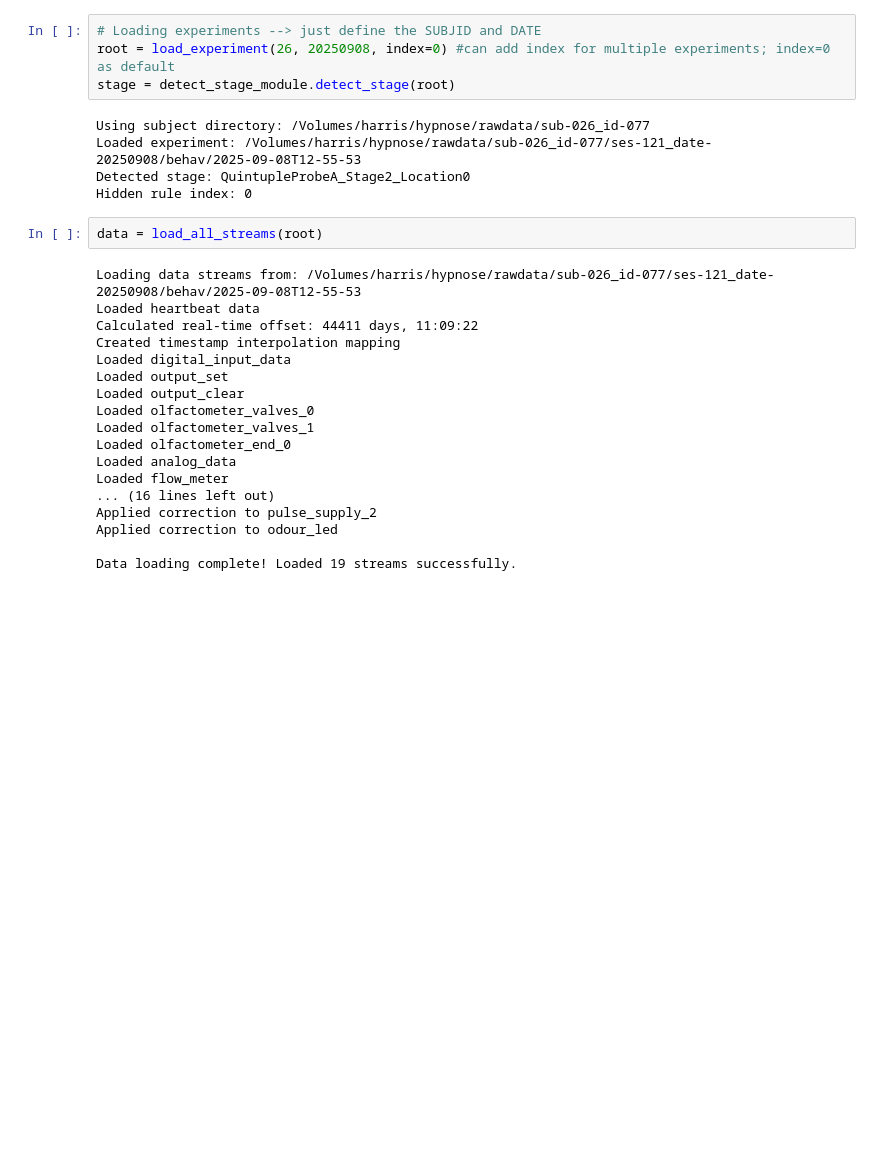
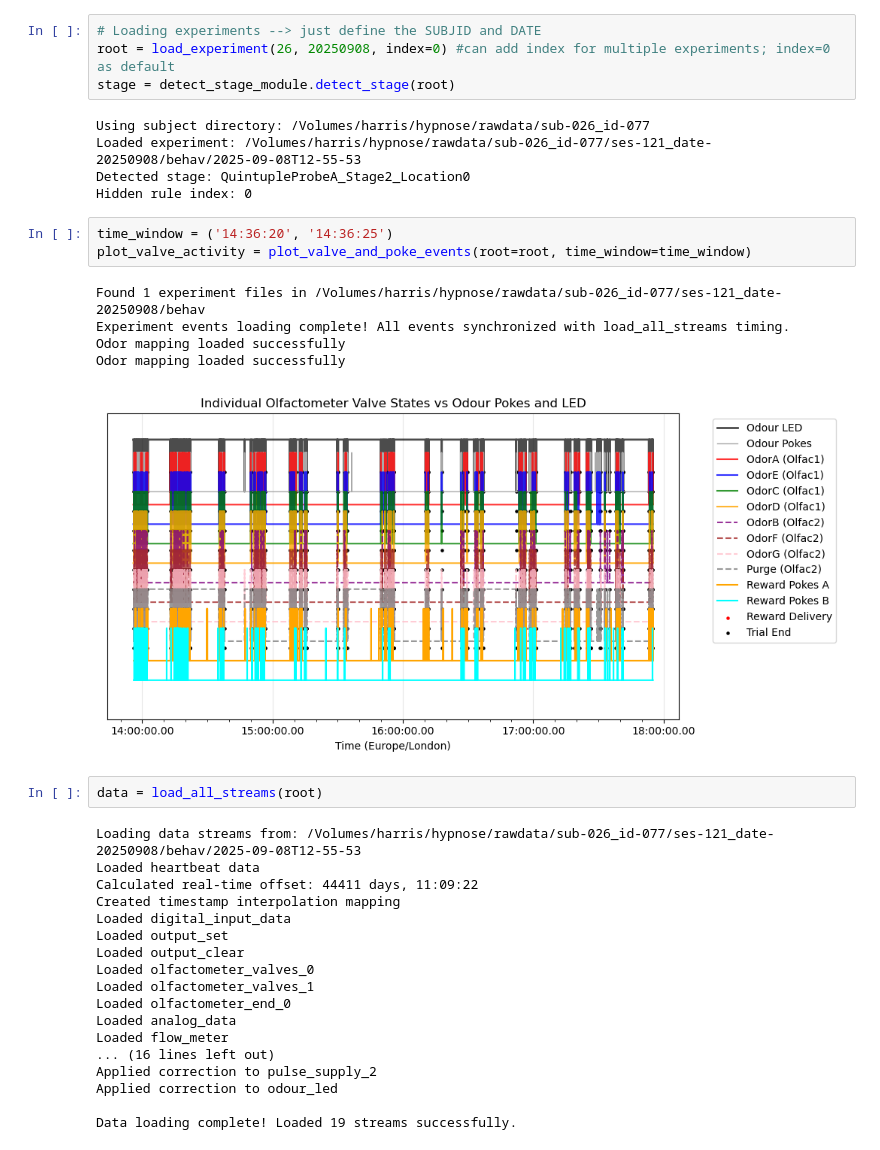
Before and after one commit to SainsburyWellcomeCentre/hypnose-analysis, a Jupyter notebook: notebooks/hypnose_testing.ipynb, the cells around one changed output. Cells and saved outputs as stored; diff of their text form; blank space fills up the shorter version.

```diff
--- a/notebooks/hypnose_testing.ipynb
+++ b/notebooks/hypnose_testing.ipynb
@@ -85,6 +85,15 @@ Using subject directory: /Volumes/harris/hypnose/rawdata/sub-026_id-077
 Loaded experiment: /Volumes/harris/hypnose/rawdata/sub-026_id-077/ses-121_date-20250908/behav/2025-09-08T12-55-53
 Detected stage: QuintupleProbeA_Stage2_Location0
 Hidden rule index: 0
+# %%
+time_window = ('14:36:20', '14:36:25')
+plot_valve_activity = plot_valve_and_poke_events(root=root, time_window=time_window)
+# %% [output]
+Found 1 experiment files in /Volumes/harris/hypnose/rawdata/sub-026_id-077/ses-121_date-20250908/behav
+Experiment events loading complete! All events synchronized with load_all_streams timing.
+Odor mapping loaded successfully
+Odor mapping loaded successfully
+[figure, added]
 # %%
 data = load_all_streams(root)
 # %% [output]
```
Also changed, not shown: 2 other files.
